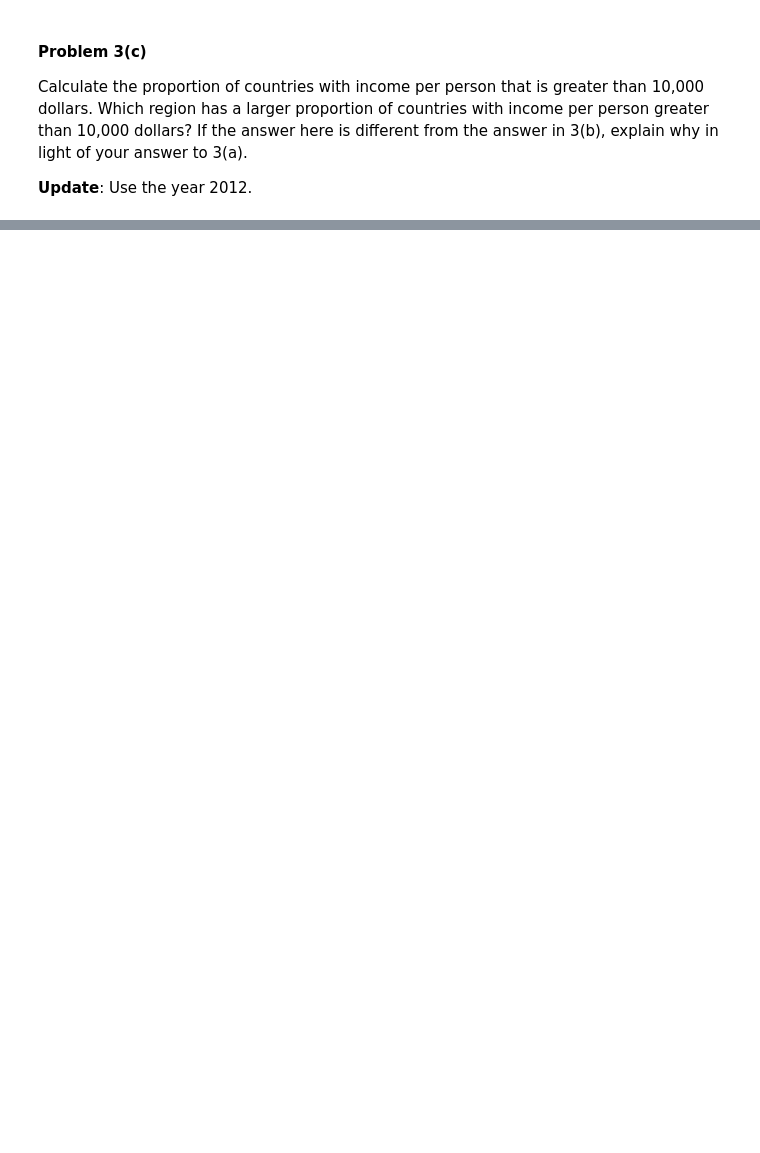
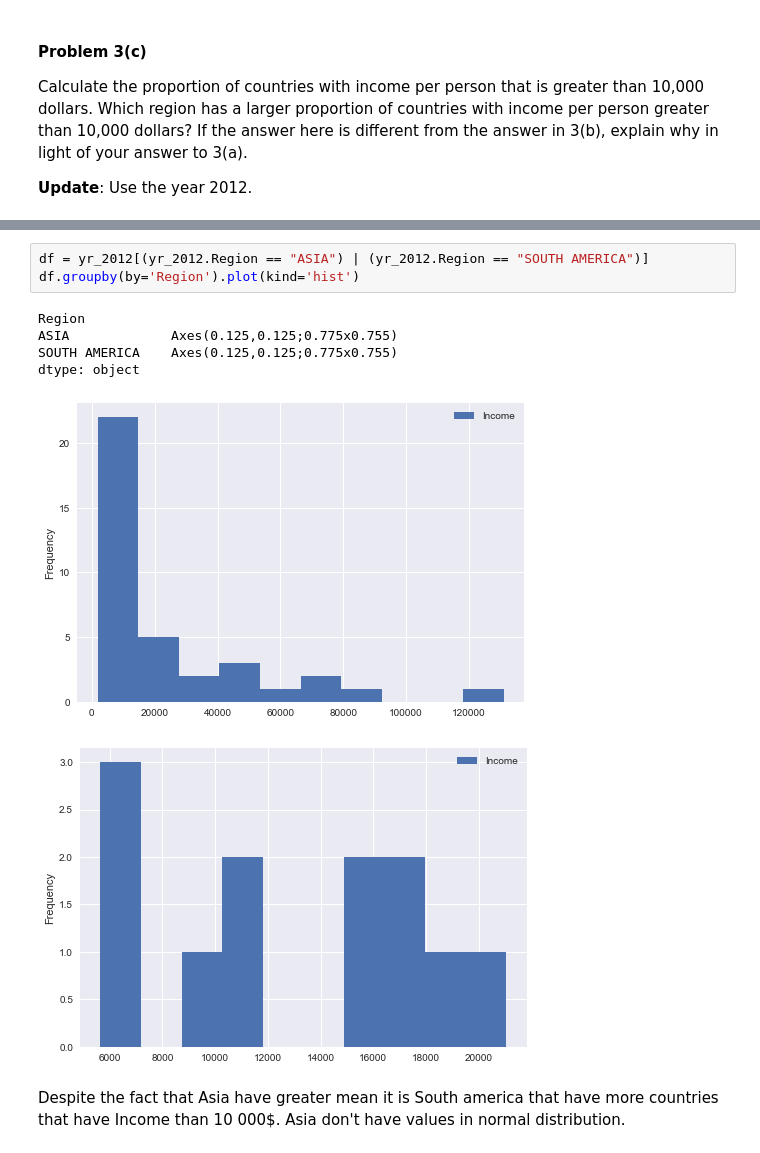
Before and after one commit to matkalinowski/cs-109, a Jupyter notebook: HW1.ipynb, the cells around one changed output, grey strips where cells are left out. Cells and saved outputs as stored; diff of their text form; blank space fills up the shorter version.

```diff
--- a/HW1.ipynb
+++ b/HW1.ipynb
@@ -496,0 +620,12 @@ Calculate the proportion of countries with income per person that is greater tha
+# %%
+df = yr_2012[(yr_2012.Region == "ASIA") | (yr_2012.Region == "SOUTH AMERICA")]
+df.groupby(by='Region').plot(kind='hist')
+# %% [output]
+Region
+ASIA             Axes(0.125,0.125;0.775x0.755)
+SOUTH AMERICA    Axes(0.125,0.125;0.775x0.755)
+dtype: object
+[figure, added]
+[figure, added]
+# %% [markdown]
+Despite the fact that Asia have greater mean it is South america that have more countries that have Income than 10 000$. Asia don't have values in normal distribution.
```
Also changed, not shown: parts of 18 cells of this notebook.
